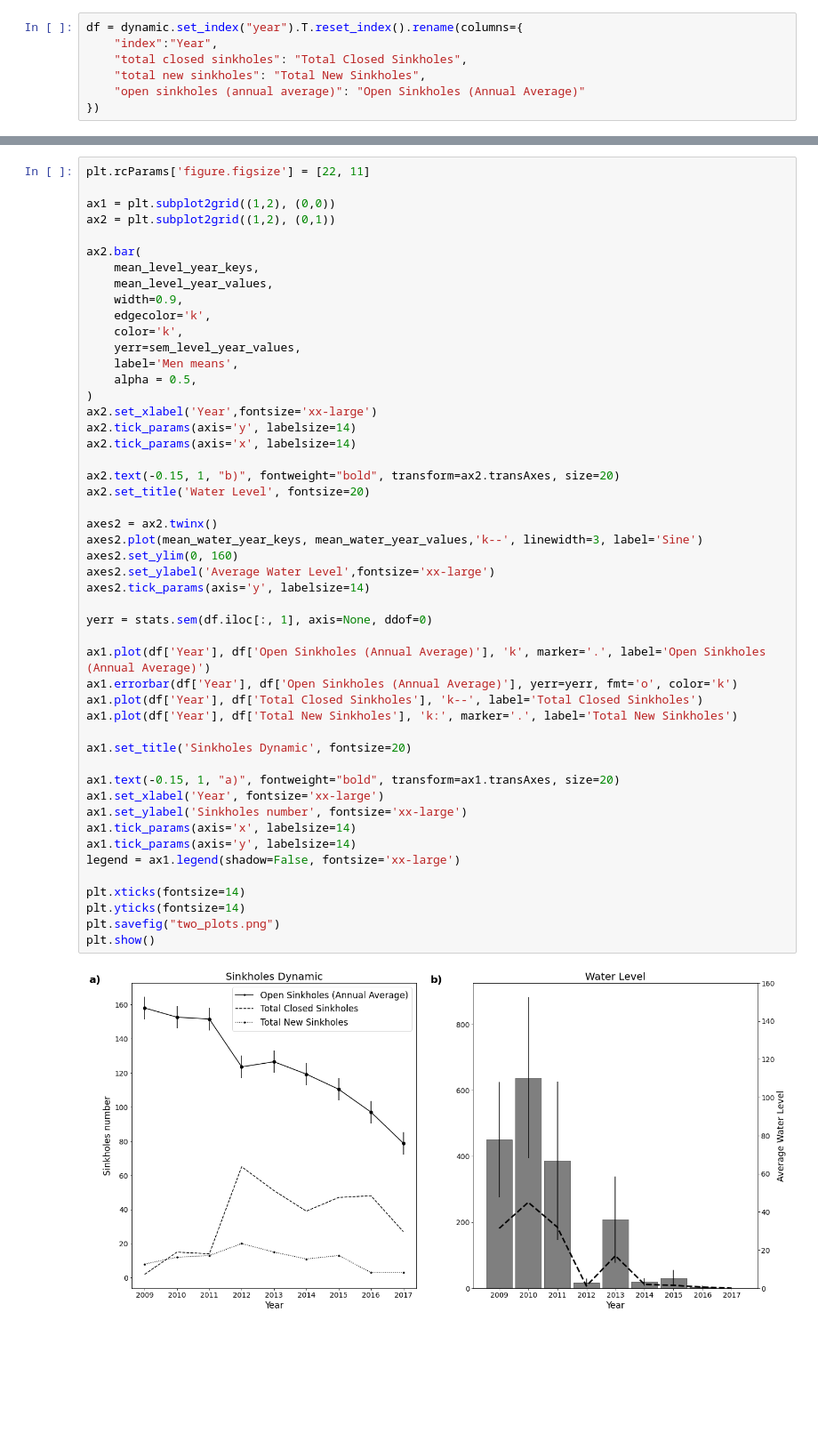
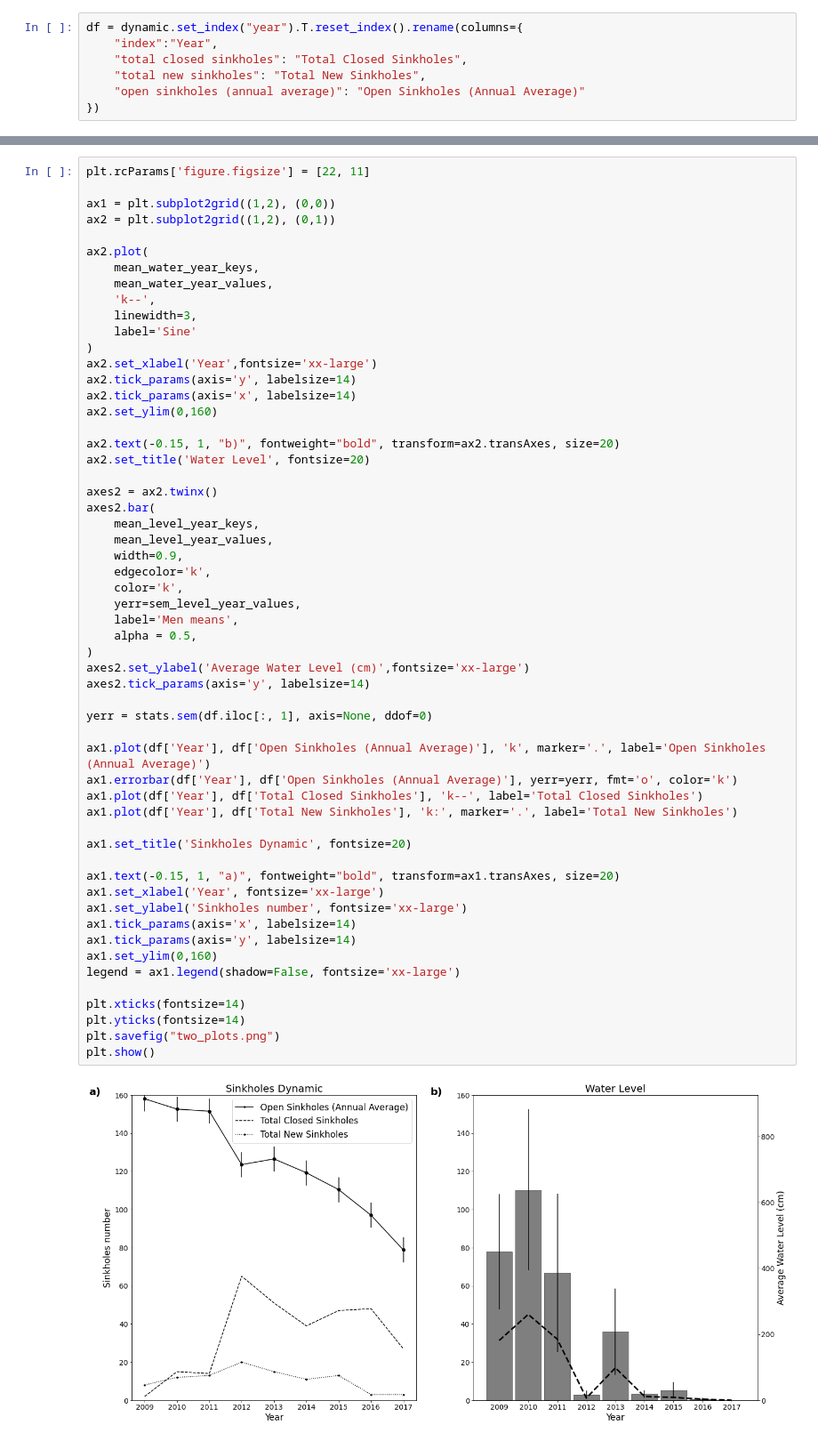
Before and after one commit to luisagranados/sinkholes, a Jupyter notebook: water_level.ipynb, the cells around one changed output, grey strips where cells are left out. Shown at 89% size. Drawn from its saved outputs; the diff is of its cells as text; blank space fills up the shorter version.

```diff
--- a/water_level.ipynb
+++ b/water_level.ipynb
@@ -216,48 +222,55 @@ plt.rcParams['figure.figsize'] = [22, 11]
 ax1 = plt.subplot2grid((1,2), (0,0))
 ax2 = plt.subplot2grid((1,2), (0,1))
 
-ax2.bar(
+ax2.plot(
+    mean_water_year_keys,
+    mean_water_year_values,
+    'k--',
+    linewidth=3,
+    label='Sine'
+)
+ax2.set_xlabel('Year',fontsize='xx-large')
+ax2.tick_params(axis='y', labelsize=14)
+ax2.tick_params(axis='x', labelsize=14)
+ax2.set_ylim(0,160)
+
+ax2.text(-0.15, 1, "b)", fontweight="bold", transform=ax2.transAxes, size=20)
+ax2.set_title('Water Level', fontsize=20)
+
+axes2 = ax2.twinx()
+axes2.bar(
     mean_level_year_keys,
     mean_level_year_values,
     width=0.9,
     edgecolor='k',
     color='k',
     yerr=sem_level_year_values,
     label='Men means',
     alpha = 0.5,
 )
-ax2.set_xlabel('Year',fontsize='xx-large')
-ax2.tick_params(axis='y', labelsize=14)
-ax2.tick_params(axis='x', labelsize=14)
-
-ax2.text(-0.15, 1, "b)", fontweight="bold", transform=ax2.transAxes, size=20)
-ax2.set_title('Water Level', fontsize=20)
-
-axes2 = ax2.twinx()
-axes2.plot(mean_water_year_keys, mean_water_year_values,'k--', linewidth=3, label='Sine')
-axes2.set_ylim(0, 160)
-axes2.set_ylabel('Average Water Level',fontsize='xx-large')
+axes2.set_ylabel('Average Water Level (cm)',fontsize='xx-large')
 axes2.tick_params(axis='y', labelsize=14)
 
 yerr = stats.sem(df.iloc[:, 1], axis=None, ddof=0)
 
 ax1.plot(df['Year'], df['Open Sinkholes (Annual Average)'], 'k', marker='.', label='Open Sinkholes (Annual Average)')
 ax1.errorbar(df['Year'], df['Open Sinkholes (Annual Average)'], yerr=yerr, fmt='o', color='k')
 ax1.plot(df['Year'], df['Total Closed Sinkholes'], 'k--', label='Total Closed Sinkholes')
 ax1.plot(df['Year'], df['Total New Sinkholes'], 'k:', marker='.', label='Total New Sinkholes')
 
 ax1.set_title('Sinkholes Dynamic', fontsize=20)
 
 ax1.text(-0.15, 1, "a)", fontweight="bold", transform=ax1.transAxes, size=20)
 ax1.set_xlabel('Year', fontsize='xx-large')
 ax1.set_ylabel('Sinkholes number', fontsize='xx-large')
 ax1.tick_params(axis='x', labelsize=14)
 ax1.tick_params(axis='y', labelsize=14)
+ax1.set_ylim(0,160)
 legend = ax1.legend(shadow=False, fontsize='xx-large')
 
 plt.xticks(fontsize=14)
 plt.yticks(fontsize=14)
 plt.savefig("two_plots.png")
 plt.show()
 # %% [output]
-[figure, old version]
+[figure, new version]
```
Also changed, not shown: parts of 3 cells of this notebook, 6 other files.
